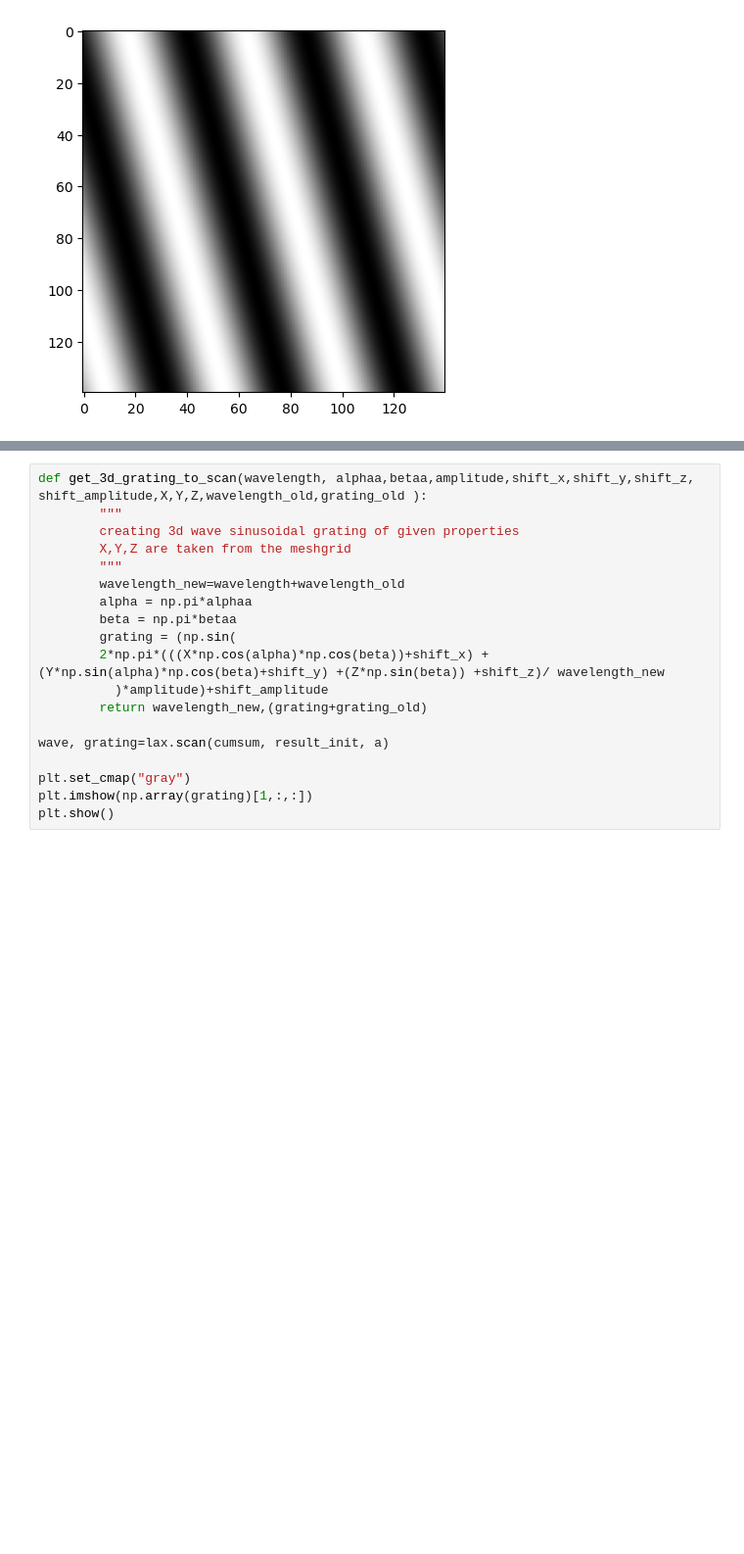
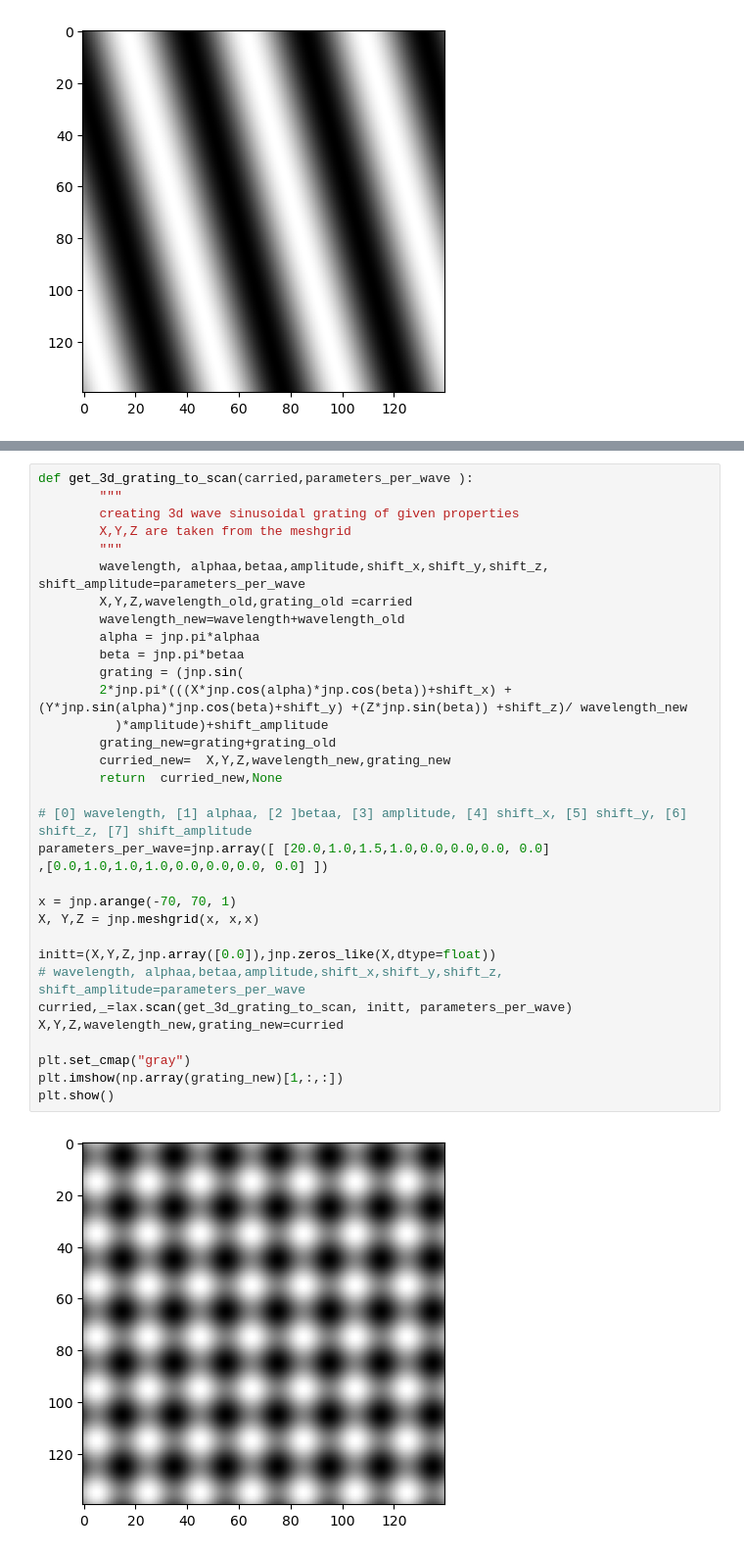
Before and after one commit to jakubMitura14/jax_cpu_experiments, a Jupyter notebook: test-project/test-python.ipynb, the cells around one changed output, grey strips where cells are left out. Shown at 98% size. Saved outputs shown, nothing was run; the diff lists cells and outputs as text; blank space fills up the shorter version.

```diff
--- a/test-project/test-python.ipynb
+++ b/test-project/test-python.ipynb
@@ -173,23 +179,39 @@ plt.imshow(np.array(grating)[1,:,:])
 plt.show()
 # %% [output]
 [figure]
-# %%
-def get_3d_grating_to_scan(wavelength, alphaa,betaa,amplitude,shift_x,shift_y,shift_z, shift_amplitude,X,Y,Z,wavelength_old,grating_old ):
-        """
-        creating 3d wave sinusoidal grating of given properties
-        X,Y,Z are taken from the meshgrid
-        """
-        wavelength_new=wavelength+wavelength_old
-        alpha = np.pi*alphaa
-        beta = np.pi*betaa
-        grating = (np.sin(
-        2*np.pi*(((X*np.cos(alpha)*np.cos(beta))+shift_x) + (Y*np.sin(alpha)*np.cos(beta)+shift_y) +(Z*np.sin(beta)) +shift_z)/ wavelength_new
-          )*amplitude)+shift_amplitude
-        return wavelength_new,(grating+grating_old)
-
-wave, grating=lax.scan(cumsum, result_init, a)
-
-plt.set_cmap("gray")
-plt.imshow(np.array(grating)[1,:,:])
-plt.show()
+# %%
+def get_3d_grating_to_scan(carried,parameters_per_wave ):
+        """
+        creating 3d wave sinusoidal grating of given properties
+        X,Y,Z are taken from the meshgrid
+        """
+        wavelength, alphaa,betaa,amplitude,shift_x,shift_y,shift_z, shift_amplitude=parameters_per_wave
+        X,Y,Z,wavelength_old,grating_old =carried
+        wavelength_new=wavelength+wavelength_old
+        alpha = jnp.pi*alphaa
+        beta = jnp.pi*betaa
+        grating = (jnp.sin(
+        2*jnp.pi*(((X*jnp.cos(alpha)*jnp.cos(beta))+shift_x) + (Y*jnp.sin(alpha)*jnp.cos(beta)+shift_y) +(Z*jnp.sin(beta)) +shift_z)/ wavelength_new
+          )*amplitude)+shift_amplitude
+        grating_new=grating+grating_old
+        curried_new=  X,Y,Z,wavelength_new,grating_new
+        return  curried_new,None
+
+# [0] wavelength, [1] alphaa, [2 ]betaa, [3] amplitude, [4] shift_x, [5] shift_y, [6] shift_z, [7] shift_amplitude
+parameters_per_wave=jnp.array([ [20.0,1.0,1.5,1.0,0.0,0.0,0.0, 0.0]
+,[0.0,1.0,1.0,1.0,0.0,0.0,0.0, 0.0] ])
+
+x = jnp.arange(-70, 70, 1)
+X, Y,Z = jnp.meshgrid(x, x,x)
+
+initt=(X,Y,Z,jnp.array([0.0]),jnp.zeros_like(X,dtype=float))
+# wavelength, alphaa,betaa,amplitude,shift_x,shift_y,shift_z, shift_amplitude=parameters_per_wave
+curried,_=lax.scan(get_3d_grating_to_scan, initt, parameters_per_wave)
+X,Y,Z,wavelength_new,grating_new=curried
+
+plt.set_cmap("gray")
+plt.imshow(np.array(grating_new)[1,:,:])
+plt.show()
+# %% [output]
+[figure, added]
 # %%
```
Also changed, not shown: parts of 3 cells of this notebook.
